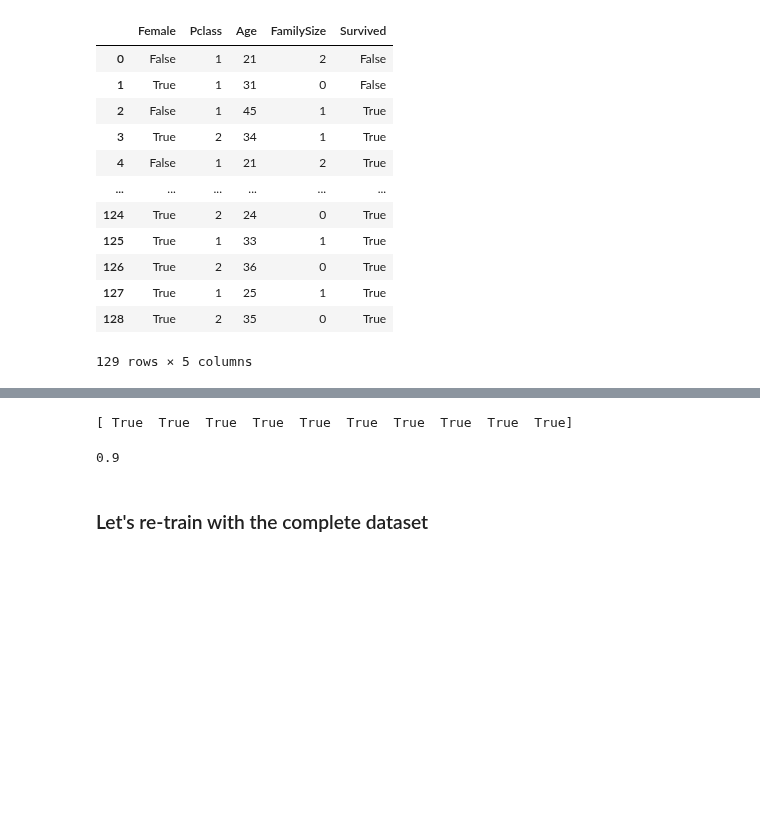
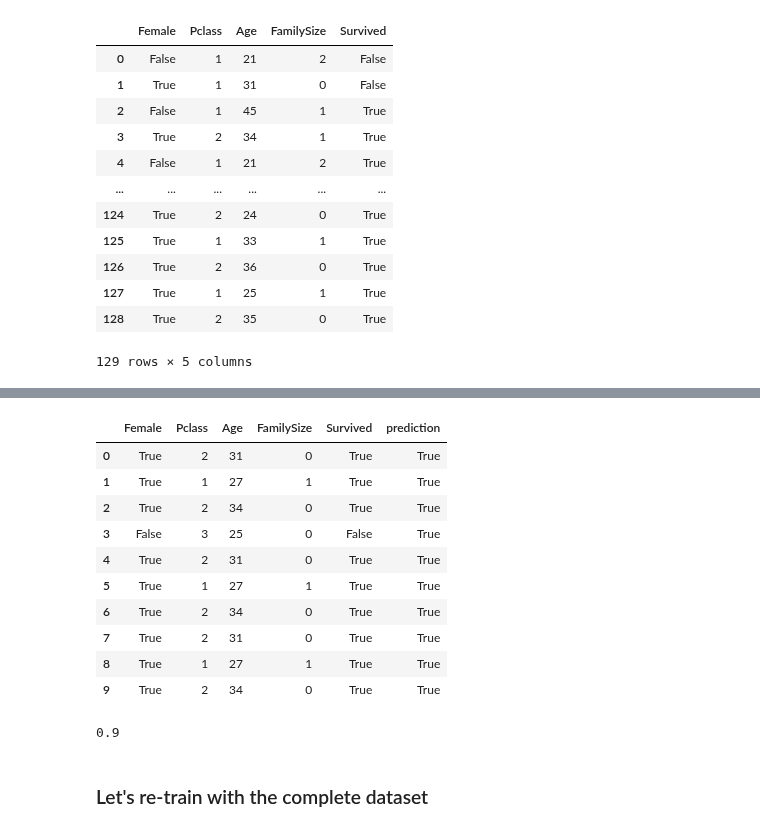
Before and after one commit to lcbjrrr/algojust, a Jupyter notebook: NB05_Survivorship.ipynb, the cells around one changed output, grey strips where cells are left out. Drawn from its saved outputs; the diff is of its cells as text; code cells hidden in the pictures; blank space fills up the shorter version.

```diff
--- a/NB05_Survivorship.ipynb
+++ b/NB05_Survivorship.ipynb
@@ -61,14 +61,25 @@ Source(export_graphviz(tree,filled=True,
 # %%
 from sklearn import metrics
 test = pd.read_csv('https://raw.githubusercontent.com/lcbjrrr/algojust/refs/heads/main/Titanic%20-%20test.csv')
 preds=tree.predict(test[['Female',	'Pclass',	'Age', 'FamilySize']])
-print(preds)
-metrics.accuracy_score(test['Survived'],preds)
-
-----
+test['prediction']=preds
+test
 # %% [output]
-[ True  True  True  True  True  True  True  True  True  True]
-0.9
+|  | Female | Pclass | Age | FamilySize | Survived | prediction |
+| 0 | True | 2 | 31 | 0 | True | True |
+| 1 | True | 1 | 27 | 1 | True | True |
+| 2 | True | 2 | 34 | 0 | True | True |
+| 3 | False | 3 | 25 | 0 | False | True |
+| 4 | True | 2 | 31 | 0 | True | True |
+| 5 | True | 1 | 27 | 1 | True | True |
+| 6 | True | 2 | 34 | 0 | True | True |
+| 7 | True | 2 | 31 | 0 | True | True |
+| 8 | True | 1 | 27 | 1 | True | True |
+| 9 | True | 2 | 34 | 0 | True | True |
+# %%
+metrics.accuracy_score(test['Survived'],preds)
+# %% [output]
+0.9
 # %% [markdown]
 ### Let's re-train with the complete dataset
 # %%
```
Also changed, not shown: parts of 3 cells of this notebook.
